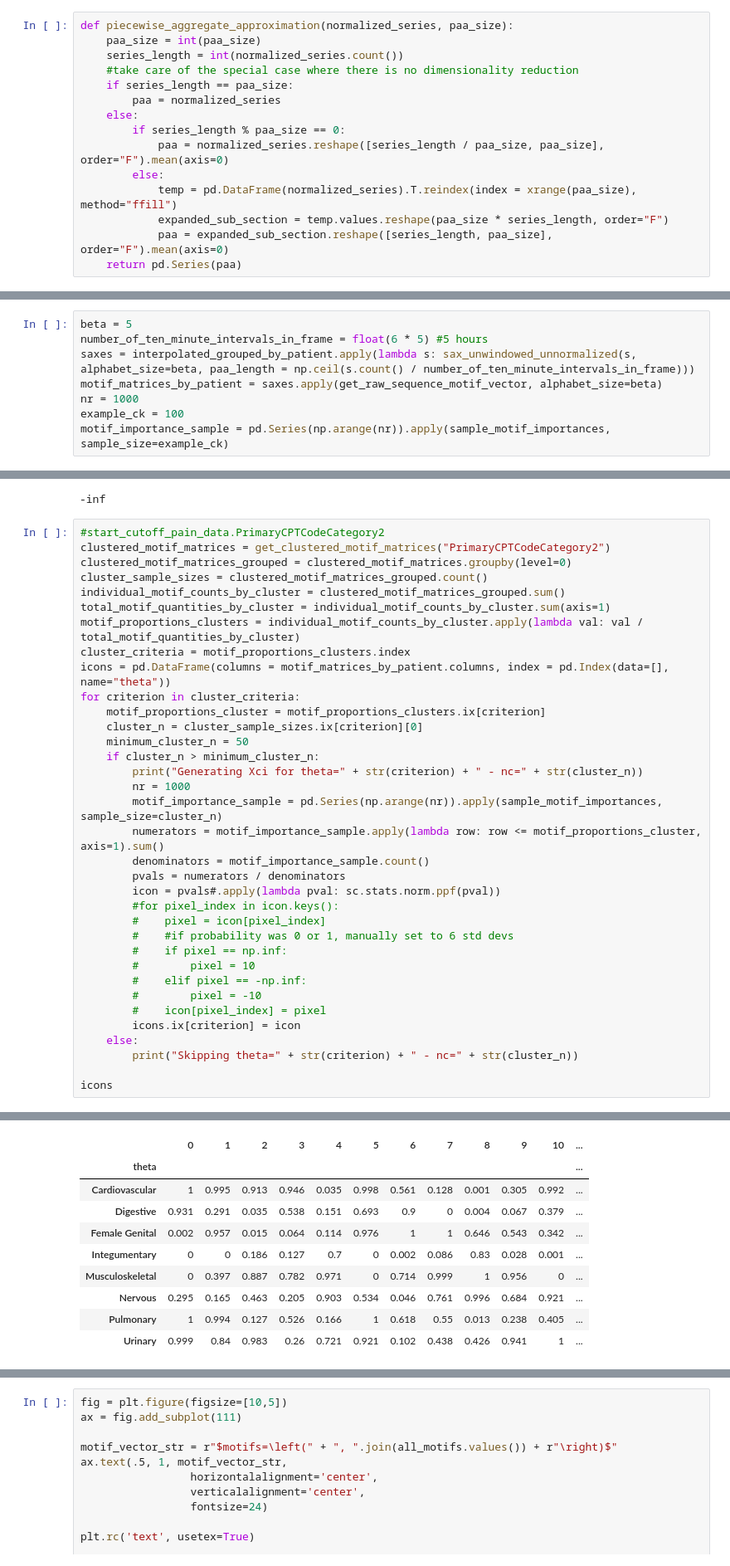
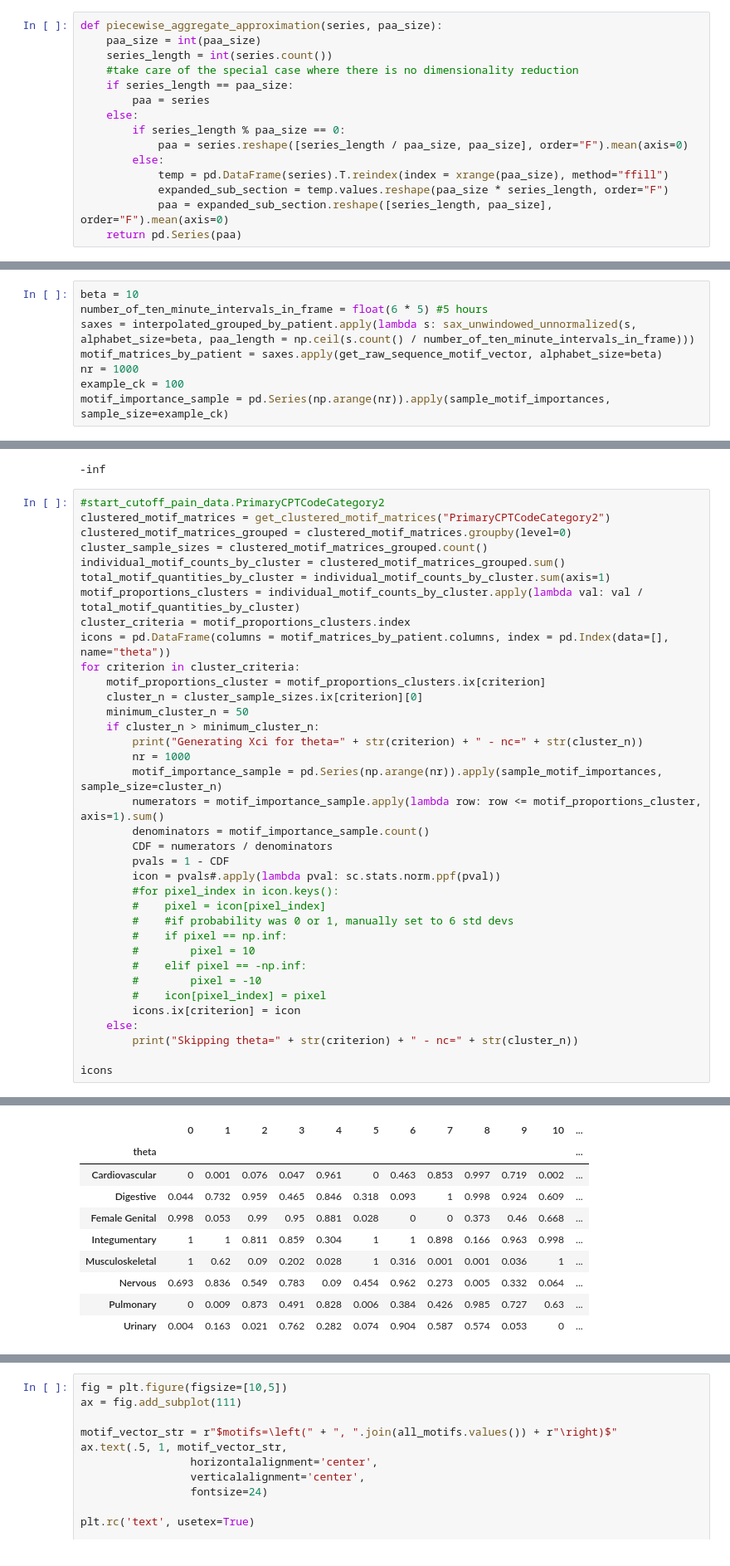
Before and after one commit to pvnick/tempos, a Jupyter notebook: pain_sax_ported.ipynb, the cells around one changed output, grey strips where cells are left out. Shown at 83% size. Cells and saved outputs as stored; diff of their text form.

```diff
--- a/pain_sax_ported.ipynb
+++ b/pain_sax_ported.ipynb
@@ -166,15 +156,15 @@ def z_normalize(series):
 # %%
-def piecewise_aggregate_approximation(normalized_series, paa_size):
+def piecewise_aggregate_approximation(series, paa_size):
     paa_size = int(paa_size)
-    series_length = int(normalized_series.count())
+    series_length = int(series.count())
     #take care of the special case where there is no dimensionality reduction
     if series_length == paa_size:
-        paa = normalized_series
+        paa = series
     else:
         if series_length % paa_size == 0:
-            paa = normalized_series.reshape([series_length / paa_size, paa_size], order="F").mean(axis=0)
+            paa = series.reshape([series_length / paa_size, paa_size], order="F").mean(axis=0)
         else:
-            temp = pd.DataFrame(normalized_series).T.reindex(index = xrange(paa_size), method="ffill")
+            temp = pd.DataFrame(series).T.reindex(index = xrange(paa_size), method="ffill")
             expanded_sub_section = temp.values.reshape(paa_size * series_length, order="F")
             paa = expanded_sub_section.reshape([series_length, paa_size], order="F").mean(axis=0)
     return pd.Series(paa)
@@ -352,7 +342,7 @@ def sample_motif_importances(iteration, sample_size):
 # %% [markdown]
 ### Set everything up, including samples for histograms
 # %%
-beta = 5
+beta = 10
 number_of_ten_minute_intervals_in_frame = float(6 * 5) #5 hours
 saxes = interpolated_grouped_by_patient.apply(lambda s: sax_unwindowed_unnormalized(s, alphabet_size=beta, paa_length = np.ceil(s.count() / number_of_ten_minute_intervals_in_frame)))
 motif_matrices_by_patient = saxes.apply(get_raw_sequence_motif_vector, alphabet_size=beta)
@@ -556,40 +547,41 @@ for criterion in cluster_criteria:
         print("Generating Xci for theta=" + str(criterion) + " - nc=" + str(cluster_n))
         nr = 1000
         motif_importance_sample = pd.Series(np.arange(nr)).apply(sample_motif_importances, sample_size=cluster_n)
         numerators = motif_importance_sample.apply(lambda row: row <= motif_proportions_cluster, axis=1).sum()
         denominators = motif_importance_sample.count()
-        pvals = numerators / denominators
+        CDF = numerators / denominators
+        pvals = 1 - CDF
         icon = pvals#.apply(lambda pval: sc.stats.norm.ppf(pval))
         #for pixel_index in icon.keys():
         #    pixel = icon[pixel_index]
         #    #if probability was 0 or 1, manually set to 6 std devs
         #    if pixel == np.inf:
         #        pixel = 10
         #    elif pixel == -np.inf:
         #        pixel = -10
         #    icon[pixel_index] = pixel
         icons.ix[criterion] = icon
     else:
         print("Skipping theta=" + str(criterion) + " - nc=" + str(cluster_n))
 
 icons
 # %% [output]
 Generating Xci for theta=Cardiovascular - nc=582
 Generating Xci for theta=Digestive - nc=1324
 Generating Xci for theta=Female Genital - nc=255
 Generating Xci for theta=Integumentary - nc=479
 Generating Xci for theta=Musculoskeletal - nc=1510
 Generating Xci for theta=Nervous - nc=894
 Generating Xci for theta=Pulmonary - nc=200
 Generating Xci for theta=Urinary - nc=491
 |  | 0 | 1 | 2 | 3 | 4 | 5 | 6 | 7 | 8 | 9 | 10 | ... |
 | theta |  |  |  |  |  |  |  |  |  |  |  | ... |
-| Cardiovascular | 1 | 0.995 | 0.913 | 0.946 | 0.035 | 0.998 | 0.561 | 0.128 | 0.001 | 0.305 | 0.992 | ... |
-| Digestive | 0.931 | 0.291 | 0.035 | 0.538 | 0.151 | 0.693 | 0.9 | 0 | 0.004 | 0.067 | 0.379 | ... |
-| Female Genital | 0.002 | 0.957 | 0.015 | 0.064 | 0.114 | 0.976 | 1 | 1 | 0.646 | 0.543 | 0.342 | ... |
-| Integumentary | 0 | 0 | 0.186 | 0.127 | 0.7 | 0 | 0.002 | 0.086 | 0.83 | 0.028 | 0.001 | ... |
-| Musculoskeletal | 0 | 0.397 | 0.887 | 0.782 | 0.971 | 0 | 0.714 | 0.999 | 1 | 0.956 | 0 | ... |
-| Nervous | 0.295 | 0.165 | 0.463 | 0.205 | 0.903 | 0.534 | 0.046 | 0.761 | 0.996 | 0.684 | 0.921 | ... |
-| Pulmonary | 1 | 0.994 | 0.127 | 0.526 | 0.166 | 1 | 0.618 | 0.55 | 0.013 | 0.238 | 0.405 | ... |
-| Urinary | 0.999 | 0.84 | 0.983 | 0.26 | 0.721 | 0.921 | 0.102 | 0.438 | 0.426 | 0.941 | 1 | ... |
+| Cardiovascular | 0 | 0.001 | 0.076 | 0.047 | 0.961 | 0 | 0.463 | 0.853 | 0.997 | 0.719 | 0.002 | ... |
+| Digestive | 0.044 | 0.732 | 0.959 | 0.465 | 0.846 | 0.318 | 0.093 | 1 | 0.998 | 0.924 | 0.609 | ... |
+| Female Genital | 0.998 | 0.053 | 0.99 | 0.95 | 0.881 | 0.028 | 0 | 0 | 0.373 | 0.46 | 0.668 | ... |
+| Integumentary | 1 | 1 | 0.811 | 0.859 | 0.304 | 1 | 1 | 0.898 | 0.166 | 0.963 | 0.998 | ... |
+| Musculoskeletal | 1 | 0.62 | 0.09 | 0.202 | 0.028 | 1 | 0.316 | 0.001 | 0.001 | 0.036 | 1 | ... |
+| Nervous | 0.693 | 0.836 | 0.549 | 0.783 | 0.09 | 0.454 | 0.962 | 0.273 | 0.005 | 0.332 | 0.064 | ... |
+| Pulmonary | 0 | 0.009 | 0.873 | 0.491 | 0.828 | 0.006 | 0.384 | 0.426 | 0.985 | 0.727 | 0.63 | ... |
+| Urinary | 0.004 | 0.163 | 0.021 | 0.762 | 0.282 | 0.074 | 0.904 | 0.587 | 0.574 | 0.053 | 0 | ... |
 8 rows × 25 columns
```
Also changed, not shown: parts of 9 cells of this notebook.
